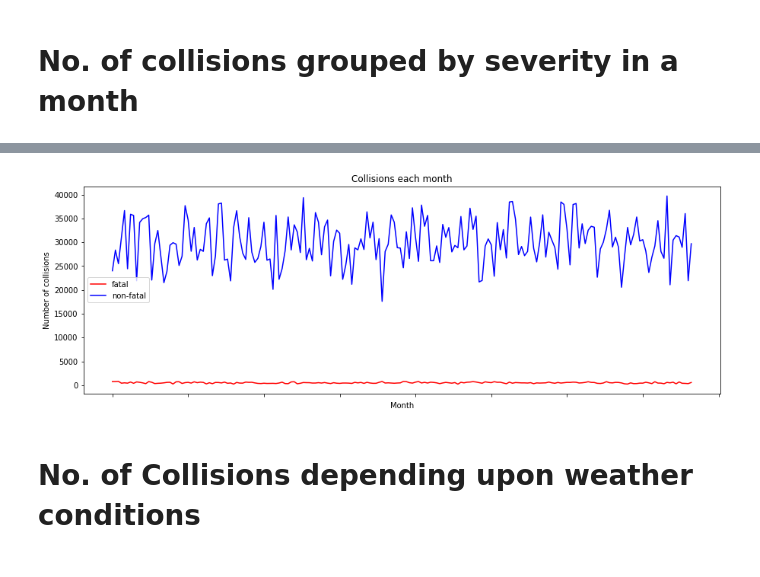
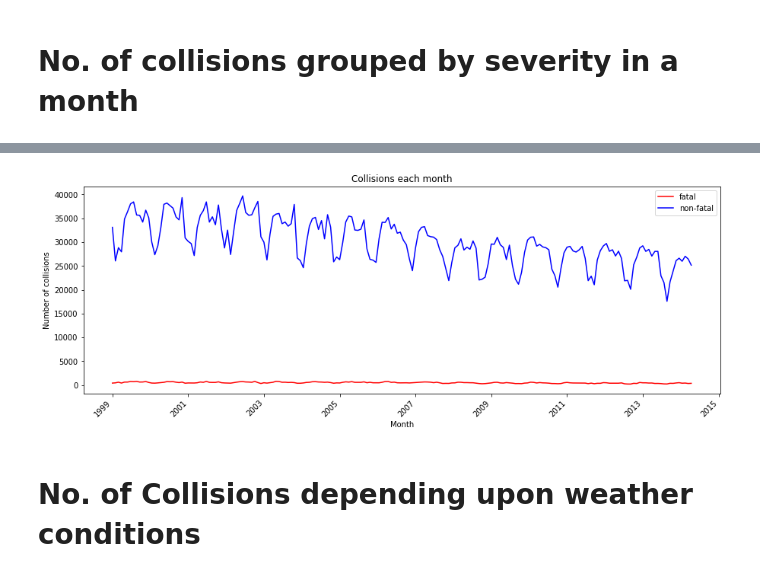
Before and after one commit to SinghGursimran/Analysis-of-Car-Accidents-in-Canada-using-PySpark, a Jupyter notebook: Analysis.ipynb, the cells around one changed output, grey strips where cells are left out. Cells and saved outputs as stored; diff of their text form; code cells hidden in the pictures.

```diff
--- a/Analysis.ipynb
+++ b/Analysis.ipynb
@@ -167,7 +173,7 @@ plot_collisions_month.set_ylabel("Number of collisions");
 # No. of collisions grouped by severity in a month
 # %%
 severity = df.select(concat(col("C_YEAR"), lit("-"), col("C_MNTH")).alias("Date"), "C_SEV")
-severity = severity.groupBy("Date","C_SEV").count()
+severity = severity.groupBy("Date","C_SEV").count().sort("Date")
 
 severity_high = severity.filter(col("C_SEV") == 1)
 severity_high.show(5,False)
@@ -198,10 +204,12 @@ severity_low_pandas_df = severity_low.select("*").toPandas()
 # %%
 plot_severity_high = severity_high_pandas_df.plot(figsize=(15,5),label = "fatal", x="Date",y="count",title='Collisions each month',color='red')
 plot_severity_low = severity_low_pandas_df.plot(ax = plot_severity_high, label = "non-fatal", figsize=(15,5),x="Date",y="count",title='Collisions each month',color='blue')
+date_arr = [1997,1999,2001,2003,2005,2007,2009,2011,2013,2015]
+plot_severity_high.set_xticklabels(date_arr,ha='right',rotation = 45)
 plot_severity_high.set_xlabel("Month")
 plot_severity_high.set_ylabel("Number of collisions");
 # %% [output]
-[figure, old version]
+[figure, new version]
 # %% [markdown]
 # No. of Collisions depending upon weather conditions
 # %%
```
Also changed, not shown: parts of 6 cells of this notebook.
